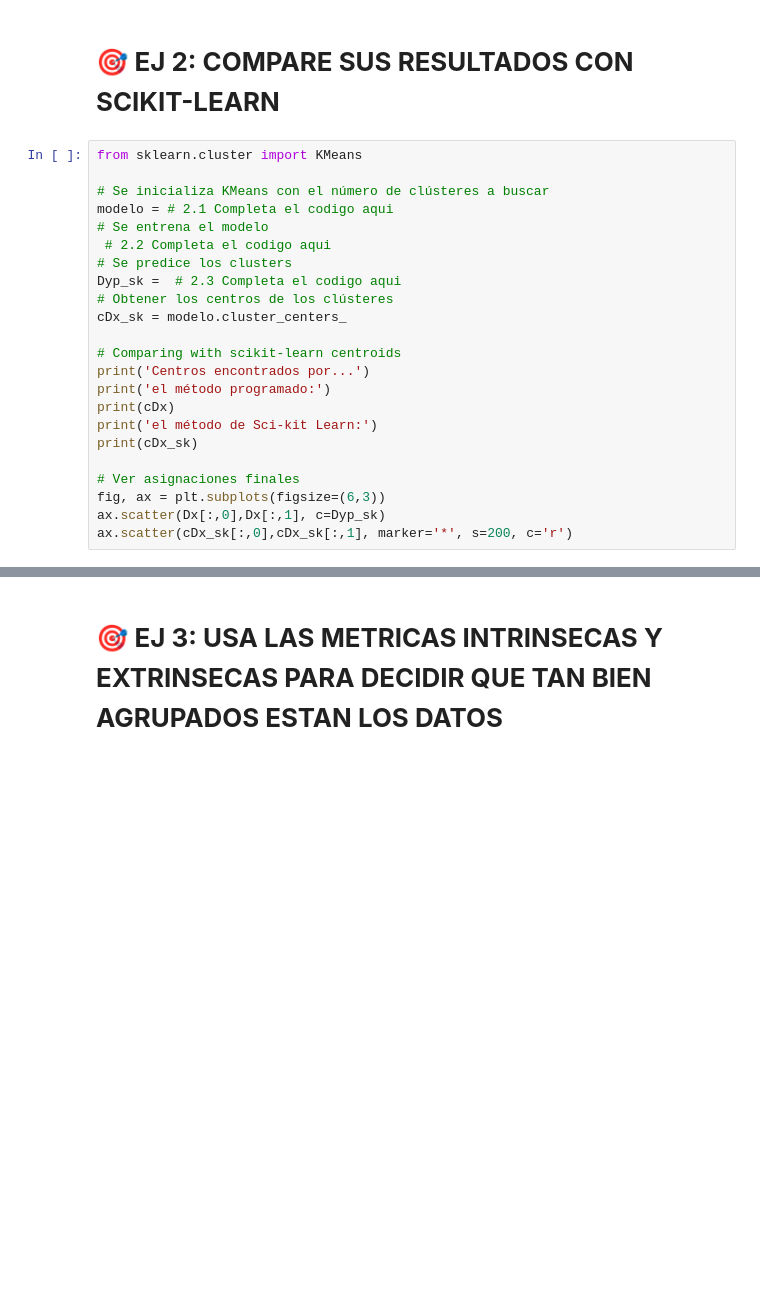
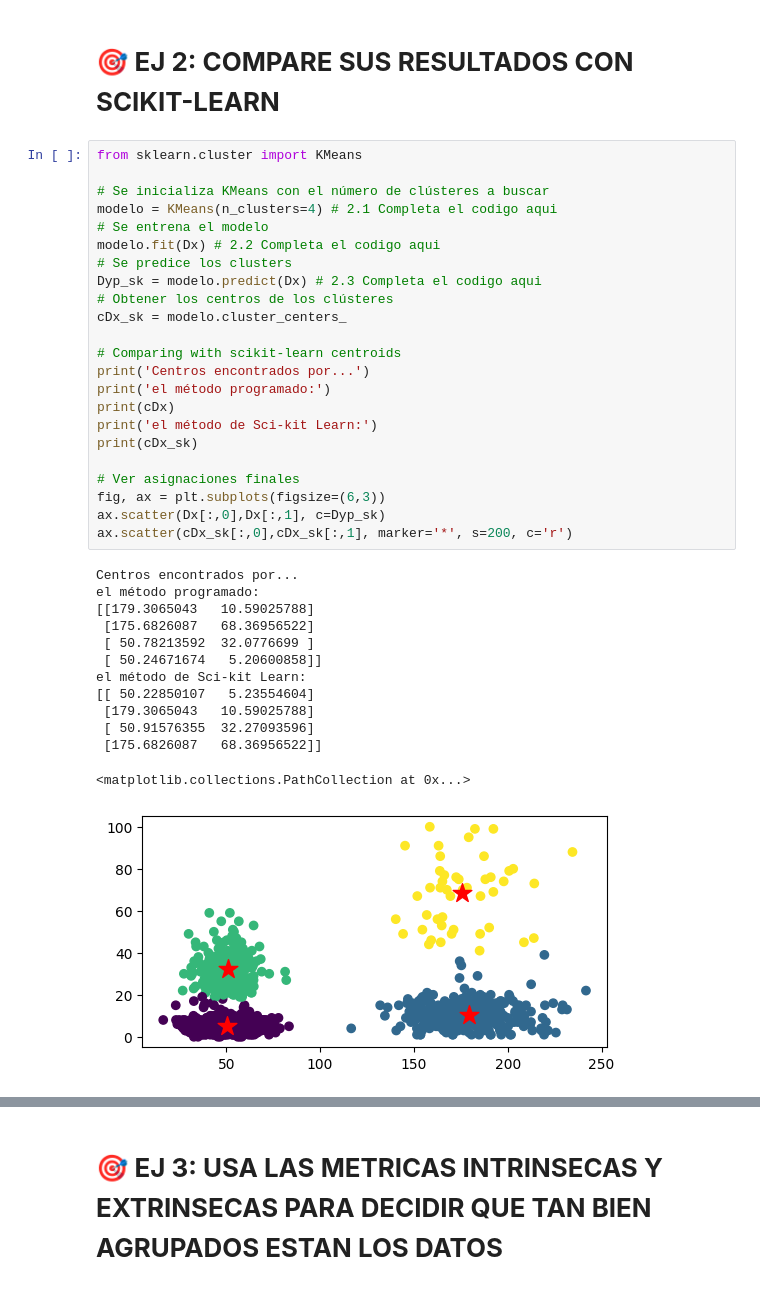
Before and after one commit to SandraNavarrete-docente/aprendizaje-automatico-252601, a Jupyter notebook: 04-MODELOS-NO-SUPERVISADOS/4_2_Métodos_de_clustering_basados_en_particiones (1).ipynb, the cells around one changed output, grey strips where cells are left out. Drawn from its saved outputs; the diff is of its cells as text; blank space fills up the shorter version.

```diff
--- a/04-MODELOS-NO-SUPERVISADOS/4_2_Métodos_de_clustering_basados_en_particiones (1).ipynb
+++ b/04-MODELOS-NO-SUPERVISADOS/4_2_Métodos_de_clustering_basados_en_particiones (1).ipynb
@@ -151,26 +172,40 @@ ax.scatter(cDx[:,0],cDx[:,1], marker='*', s=200, c='r')
 # %%
 from sklearn.cluster import KMeans
 
 # Se inicializa KMeans con el número de clústeres a buscar
-modelo = # 2.1 Completa el codigo aqui
+modelo = KMeans(n_clusters=4) # 2.1 Completa el codigo aqui
 # Se entrena el modelo
- # 2.2 Completa el codigo aqui
+modelo.fit(Dx) # 2.2 Completa el codigo aqui
 # Se predice los clusters
-Dyp_sk =  # 2.3 Completa el codigo aqui
+Dyp_sk = modelo.predict(Dx) # 2.3 Completa el codigo aqui
 # Obtener los centros de los clústeres
 cDx_sk = modelo.cluster_centers_
 
 # Comparing with scikit-learn centroids
 print('Centros encontrados por...')
 print('el método programado:')
 print(cDx)
 print('el método de Sci-kit Learn:')
 print(cDx_sk)
 
 # Ver asignaciones finales
 fig, ax = plt.subplots(figsize=(6,3))
 ax.scatter(Dx[:,0],Dx[:,1], c=Dyp_sk)
 ax.scatter(cDx_sk[:,0],cDx_sk[:,1], marker='*', s=200, c='r')
+# %% [output]
+Centros encontrados por...
+el método programado:
+[[179.3065043   10.59025788]
+ [175.6826087   68.36956522]
+ [ 50.78213592  32.0776699 ]
+ [ 50.24671674   5.20600858]]
+el método de Sci-kit Learn:
+[[ 50.22850107   5.23554604]
+ [179.3065043   10.59025788]
+ [ 50.91576355  32.27093596]
+ [175.6826087   68.36956522]]
+<matplotlib.collections.PathCollection at 0x...>
+[figure, added]
 # %% [markdown]
 ### 📈 **RESULTADOS:**
 **Conteste las siguientes preguntas**
```
Also changed, not shown: parts of 16 cells of this notebook.
